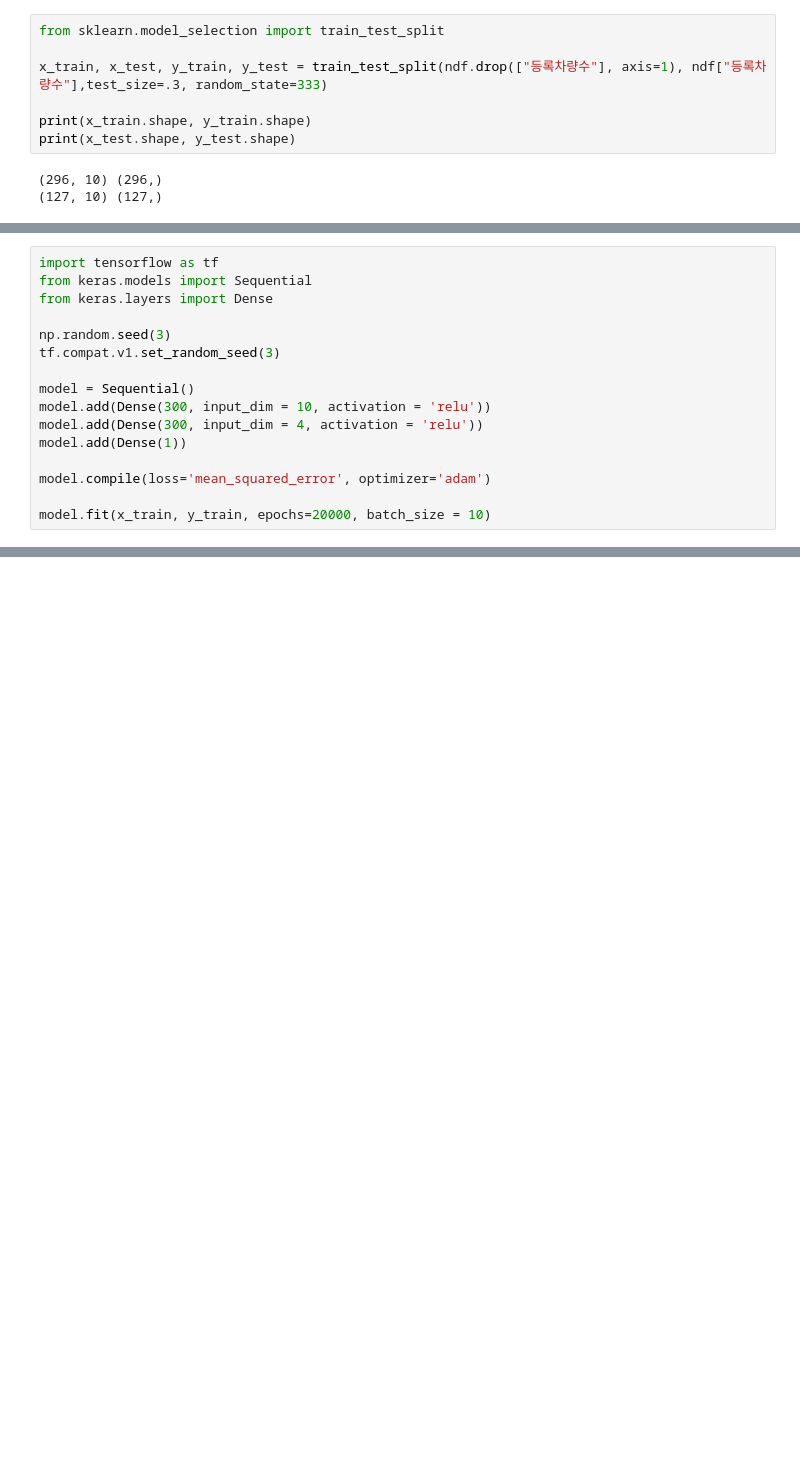
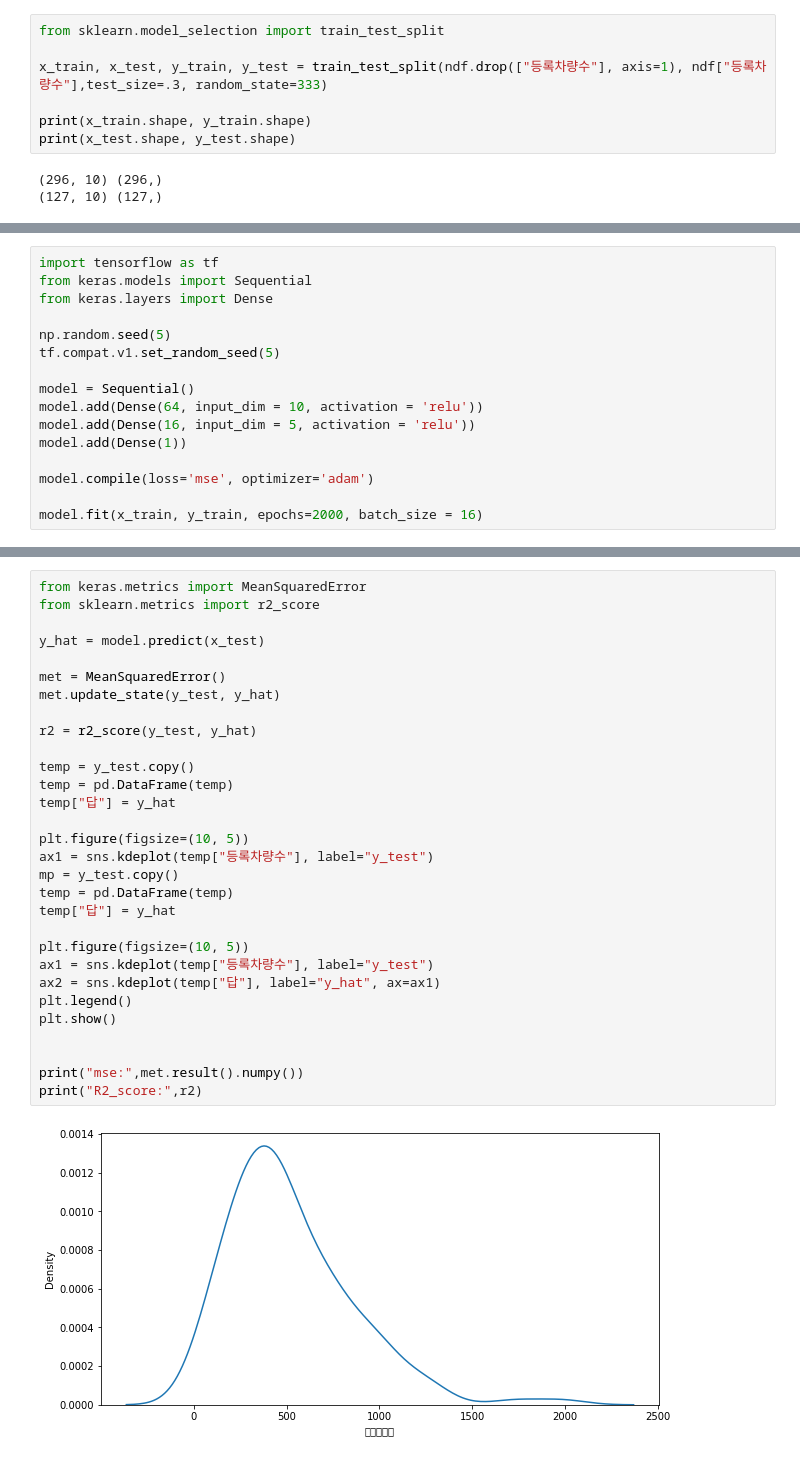
Before and after one commit to gustnekd47/DACON_parkingLot, a Jupyter notebook: main.ipynb, the cells around one changed output, grey strips where cells are left out. Drawn from its saved outputs; the diff is of its cells as text; blank space fills up the shorter version.

```diff
--- a/main.ipynb
+++ b/main.ipynb
@@ -456,15 +451,15 @@ import tensorflow as tf
 from keras.models import Sequential
 from keras.layers import Dense
 
-np.random.seed(3)
-tf.compat.v1.set_random_seed(3)
+np.random.seed(5)
+tf.compat.v1.set_random_seed(5)
 
 model = Sequential()
-model.add(Dense(300, input_dim = 10, activation = 'relu'))
-model.add(Dense(300, input_dim = 4, activation = 'relu'))
+model.add(Dense(64, input_dim = 10, activation = 'relu'))
+model.add(Dense(16, input_dim = 5, activation = 'relu'))
 model.add(Dense(1))
 
-model.compile(loss='mean_squared_error', optimizer='adam')
+model.compile(loss='mse', optimizer='adam')
 
-model.fit(x_train, y_train, epochs=20000, batch_size = 10)
+model.fit(x_train, y_train, epochs=2000, batch_size = 16)
 # %% [output]
@@ -488 +483,33 @@ Epoch 1000/1000
 <keras.callbacks.History at 0x...>
+# %%
+from keras.metrics import MeanSquaredError
+from sklearn.metrics import r2_score
+
+y_hat = model.predict(x_test)
+
+met = MeanSquaredError()
+met.update_state(y_test, y_hat)
+
+r2 = r2_score(y_test, y_hat)
+
+temp = y_test.copy()
+temp = pd.DataFrame(temp)
+temp["답"] = y_hat
+
+plt.figure(figsize=(10, 5))
+ax1 = sns.kdeplot(temp["등록차량수"], label="y_test")
+mp = y_test.copy()
+temp = pd.DataFrame(temp)
+temp["답"] = y_hat
+
+plt.figure(figsize=(10, 5))
+ax1 = sns.kdeplot(temp["등록차량수"], label="y_test")
+ax2 = sns.kdeplot(temp["답"], label="y_hat", ax=ax1)
+plt.legend()
+plt.show()
+
+
+print("mse:",met.result().numpy())
+print("R2_score:",r2)
+# %% [output]
+[figure, added]
```
Also changed, not shown: parts of 10 cells of this notebook, 1 other file.
